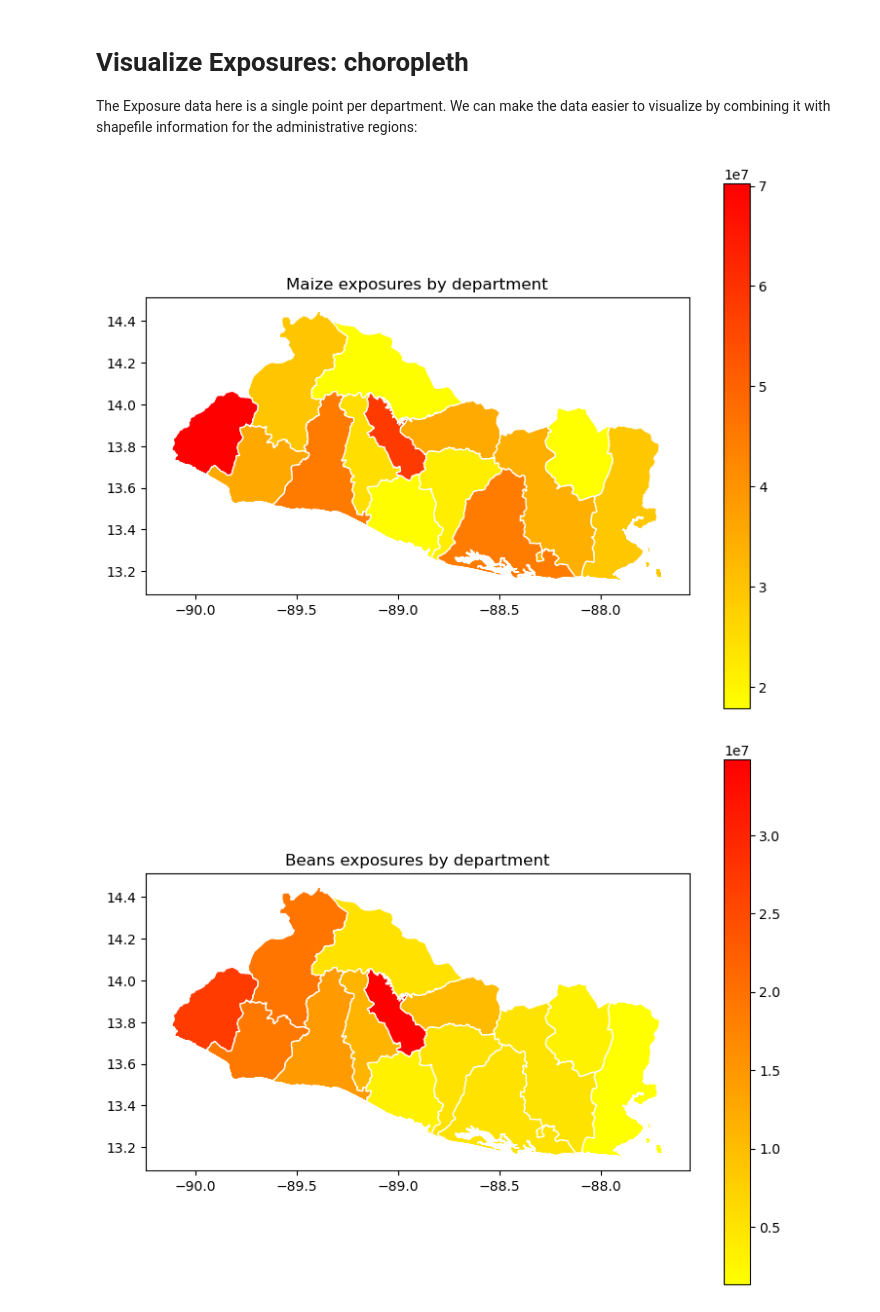
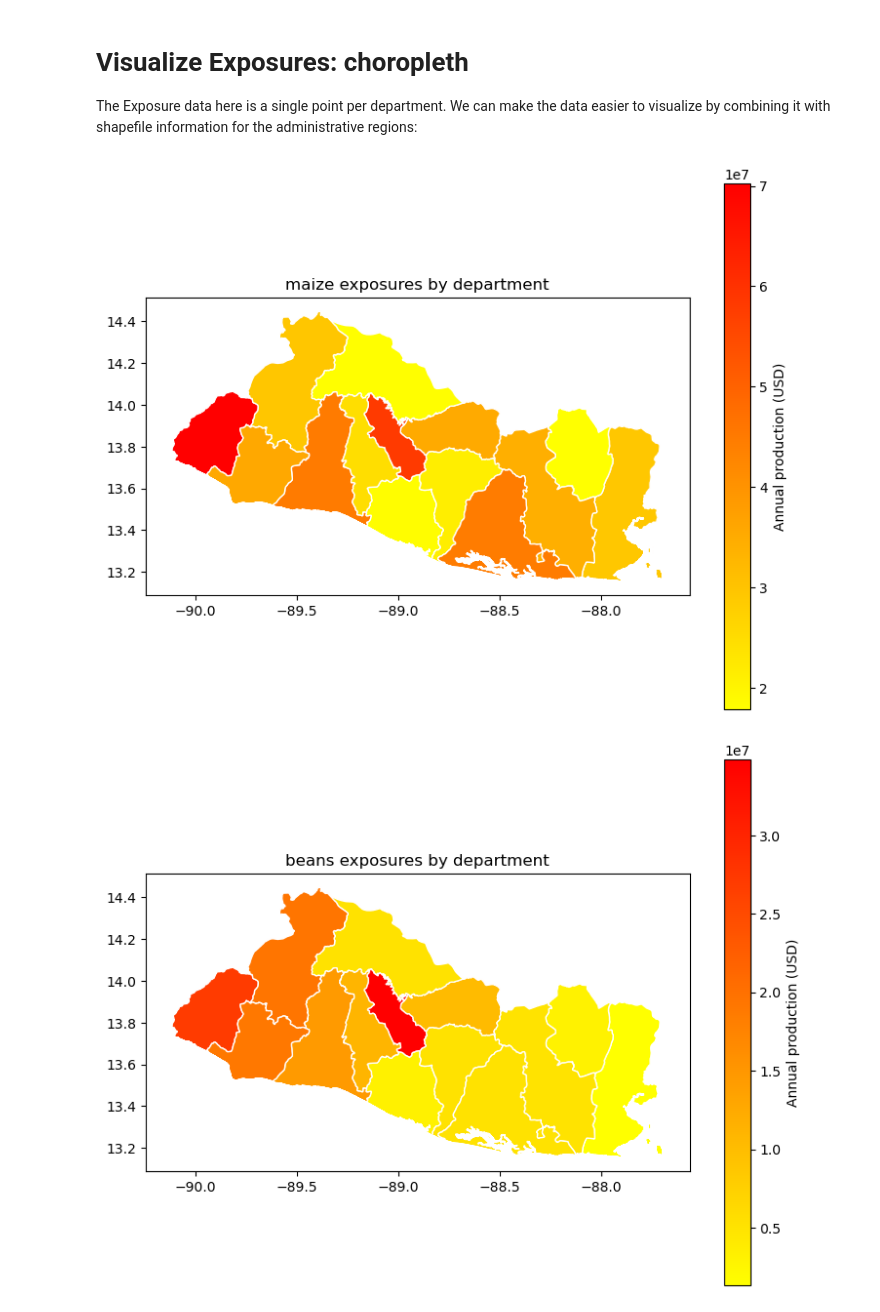
Before and after one commit to AnalyticsTeamUNUEHS/CLIMADA_starter_packs, a Jupyter notebook: starter_pack_el_salvador/notebooks/01_entity_exposures.ipynb, the cells around one changed output. Saved outputs shown, nothing was run; the diff lists cells and outputs as text; code cells hidden in the pictures.

```diff
--- a/starter_pack_el_salvador/notebooks/01_entity_exposures.ipynb
+++ b/starter_pack_el_salvador/notebooks/01_entity_exposures.ipynb
@@ -13,19 +13,24 @@ Let's set up our project folders and read in the file(s). This notebook (and the
 
 **NOTE:** You can also create Exposures objects from pandas DataFrames, geopandas GeoDataframes, other Excel files, CSVs, HDF5 files, and raster (e.g. TIF) data. See the [CLIMADA User Guide](https://climada-python.readthedocs.io/en/v6.1.0/user-guide/climada_entity_Exposures.html) for the different ways to do this.
 # %%
-from climada.entity import Entity
 from pathlib import Path
 
 # Set the directory where our Entity files are located
 ENTITY_DIR = "../data/entity_files_uncalibrated/"
-# Give a list of Entity file names (so we can examine more than one file if we want)
-ENTITY_FILES = ["El_Salvador_Entity_Drought_Maize.xlsx", "El_Salvador_Entity_Drought_Beans.xlsx", "El_Salvador_Entity_Drought_Sorghum.xlsx"]
-
-entity_filepaths = [Path(ENTITY_DIR) / filename for filename in ENTITY_FILES]
+# Give a dictionary of Entity file names
+ENTITY_FILES = {
+    "maize": "El_Salvador_Entity_Drought_Maize.xlsx",
+    "beans": "El_Salvador_Entity_Drought_Beans.xlsx",
+    "sorghum": "El_Salvador_Entity_Drought_Sorghum.xlsx"
+}
+entity_filepaths = {crop: Path(ENTITY_DIR) / filename for crop, filename in ENTITY_FILES.items()}
 # %%
+import copy
+from climada.entity import Entity
+
 # Read in the files
-entity_list = []
-for filepath in entity_filepaths:
+entity_dict = {}
+for crop, filepath in entity_filepaths.items():
     print(f"Reading {filepath.name}...")
     entity = Entity.from_excel(filepath)
 
@@ -42,13 +47,13 @@ for filepath in entity_filepaths:
 
     # description:
     # Optional – used for creating plot titles
-    entity.exposures.description = f"Exposures from {filepath.name}"
+    entity.exposures.description = f"Exposures for {crop} ({entity.exposures.value_unit})"
 
-    entity_list.append(entity)
+    entity_dict[crop] = copy.deepcopy(entity)
 
 
-# We can then store the exposures in their own list by accessing the `exposures` property:
-exposures_list = [entity.exposures for entity in entity_list]
+# We can then store the exposures in their own dictionary by accessing the `exposures` property:
+exposures_dict = {crop: entity.exposures for crop, entity in entity_dict.items()}
 # %% [output]
 Reading El_Salvador_Entity_Drought_Maize.xlsx...
 Reading El_Salvador_Entity_Drought_Beans.xlsx...
@@ -60,9 +65,9 @@ The Excel sheets we just read in are stored in the `Exposures.gdf` (='GeoDataFra
 # %%
 from IPython.display import display
 
-for exp in exposures_list:
+for crop, exp in exposures_dict.items():
     print("")
-    print(exp.description)
+    print(crop.title())
     print(f"- The Exposures consists of {len(exp.gdf)} points")
     print(f"- Their total value is {exp.gdf['value'].sum():,.0f} {exp.value_unit}")
     print(f"- The points lie between latitudes {exp.latitude.min():.2f} and {exp.latitude.max():.2f}")
@@ -78,7 +83,7 @@ for exp in exposures_list:
         if col.startswith("impf_"):
             print(f"- The exposure uses {exp.gdf[col].nunique()} impact function(s) (column: '{col}')")
 
-for exp in exposures_list:
+for crop, exp in exposures_dict.items():
     print('\n' + exp.description + ' (first 5 rows)')
     display(exp.gdf.head())
 # %% [output]
@@ -136,7 +141,7 @@ In the plots below we can see the different ways that the Exposures were created
 %matplotlib inline
 import contextily as ctx
 
-for exp in exposures_list:
+for exp in exposures_dict.values():
     exp.plot_basemap(
         title=exp.description,   # Title for the map. This is the default value.
         ignore_zero=False,       # Whether to plot points with zero value
@@ -164,25 +169,28 @@ The Exposure data here is a single point per department. We can make the data ea
 # %%
 import numpy as np
 import geopandas as gpd
 import cartopy.crs as ccrs
 from climada.util import plot as u_plot
 
 # Read in the shapefile to a geodataframe using geopandas
 shapefile_path = "../data/SLV_departments_shapefile/SLV_ADMIN1_outlines_only.shp"
 slv_gdf = gpd.read_file(shapefile_path)
 
-for exp, crop in zip(exposures_list, ["Maize", "Beans", "Sorghum"]):
+for crop, exp in exposures_dict.items():
     # Spatial join using the exp geodataframe's exp.geometry column
     exp_gdf = gpd.sjoin(slv_gdf, exp.gdf, how="left", predicate="intersects")
     # Plot the shapefile using the joined 'value' column to colour the shapes
     axis = exp_gdf.plot(
         column="value",
         cmap="autumn_r",
         edgecolor="white",
         legend=True,
         figsize=(9, 7),
         missing_kwds={"color": "lightgrey", "label": "No data"})
     axis.set_title(f"{crop} exposures by department")
+    # Set colorbar title
+    colorbar = axis.get_figure().get_axes()[1]
+    colorbar.set_ylabel(f"Annual production ({exp.value_unit})")
 # %% [output]
-[figure, old version]
+[figure, new version]
-[figure, old version]
+[figure, new version]
```
Also changed, not shown: parts of 4 cells of this notebook, 8 other files.
